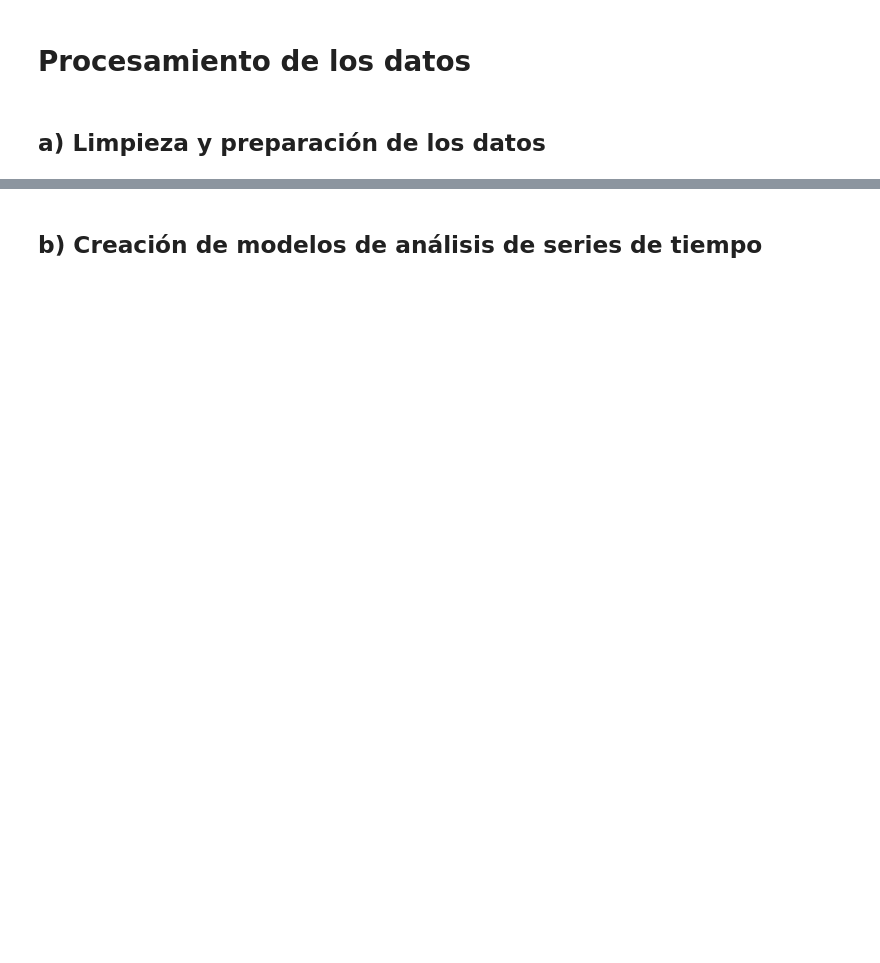
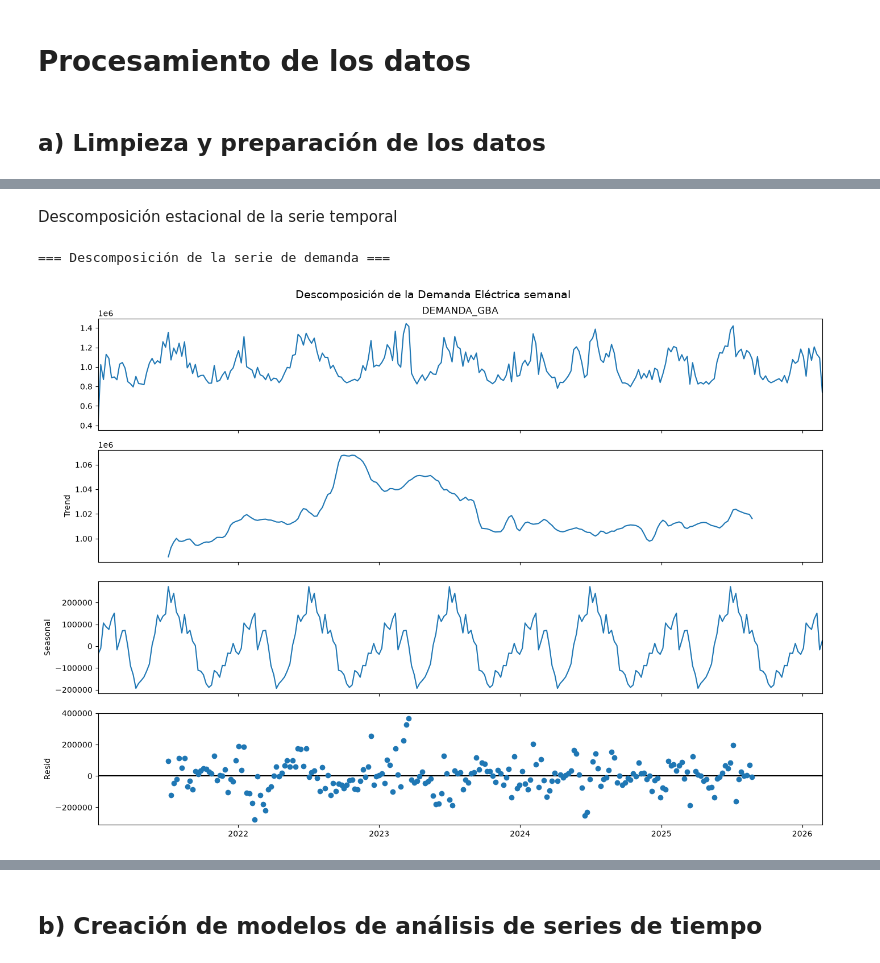
Before and after one commit to alexisbarnique/ceia-ast-tpf, a Jupyter notebook: TPF_AST.ipynb, the cells around one changed output, grey strips where cells are left out. Drawn from its saved outputs; the diff is of its cells as text; code cells hidden in the pictures; blank space fills up the shorter version.

```diff
--- a/TPF_AST.ipynb
+++ b/TPF_AST.ipynb
@@ -55,0 +64,20 @@ Datos de prueba: 40 semanas
+# %% [markdown]
+Descomposición estacional de la serie temporal
+# %%
+from statsmodels.tsa.seasonal import seasonal_decompose
+
+# --- 3b. Descomposición de la serie ---
+print("=== Descomposición de la serie de demanda ===")
+try:
+    decomp = seasonal_decompose(df_weekly['DEMANDA_GBA'], period=52)  # periodo semanal
+    fig = decomp.plot()
+    fig.set_size_inches(14, 10)
+    plt.suptitle('Descomposición de la Demanda Eléctrica semanal', fontsize=14)
+    plt.tight_layout()
+    # plt.savefig('02_descomposicion.png', dpi=150, bbox_inches='tight')
+    plt.show()
+except Exception as e:
+    print(f"Error en descomposición: {e}")
+# %% [output]
+=== Descomposición de la serie de demanda ===
+[figure, added]
```
Also changed, not shown: parts of 8 cells of this notebook, 3 other files.
